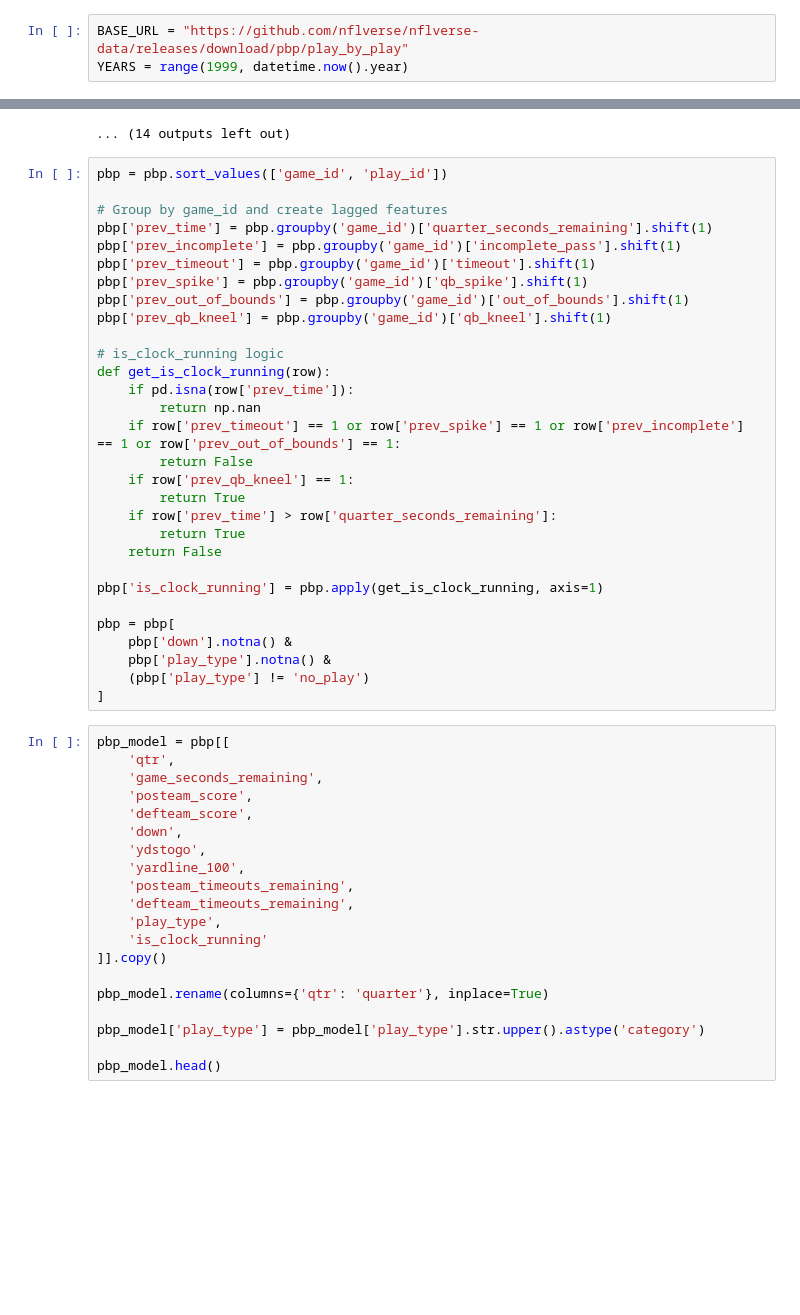
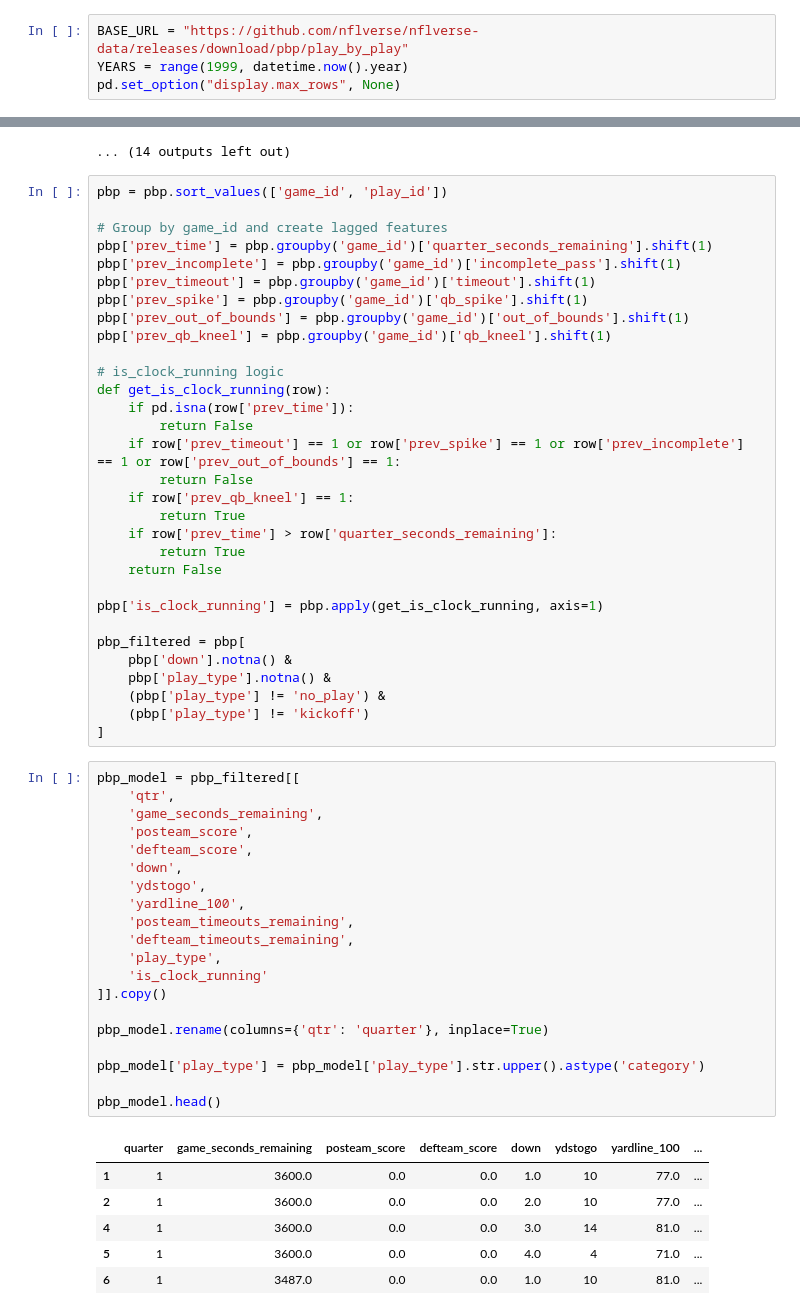
Before and after one commit to dcott7/nfl_training, a Jupyter notebook: training/play_type.ipynb, the cells around one changed output, grey strips where cells are left out. Drawn from its saved outputs; the diff is of its cells as text; blank space fills up the shorter version.

```diff
--- a/training/play_type.ipynb
+++ b/training/play_type.ipynb
@@ -8,6 +13,7 @@ import requests
 # %%
 BASE_URL = "https://github.com/nflverse/nflverse-data/releases/download/pbp/play_by_play"
 YEARS = range(1999, datetime.now().year)
+pd.set_option("display.max_rows", None)
 # %%
 def fetch_pbp_data(years):
     pbp_dfs = []
@@ -49,7 +55,7 @@ pbp['prev_qb_kneel'] = pbp.groupby('game_id')['qb_kneel'].shift(1)
 # is_clock_running logic
 def get_is_clock_running(row):
     if pd.isna(row['prev_time']):
-        return np.nan
+        return False
     if row['prev_timeout'] == 1 or row['prev_spike'] == 1 or row['prev_incomplete'] == 1 or row['prev_out_of_bounds'] == 1:
         return False
     if row['prev_qb_kneel'] == 1:
@@ -60,28 +66,36 @@ def get_is_clock_running(row):
 
 pbp['is_clock_running'] = pbp.apply(get_is_clock_running, axis=1)
 
-pbp = pbp[
+pbp_filtered = pbp[
     pbp['down'].notna() &
     pbp['play_type'].notna() &
-    (pbp['play_type'] != 'no_play')
+    (pbp['play_type'] != 'no_play') &
+    (pbp['play_type'] != 'kickoff')
 ]
 # %%
-pbp_model = pbp[[
+pbp_model = pbp_filtered[[
     'qtr',
     'game_seconds_remaining',
     'posteam_score',
     'defteam_score',
     'down',
     'ydstogo',
     'yardline_100',
     'posteam_timeouts_remaining',
     'defteam_timeouts_remaining',
     'play_type',
     'is_clock_running'
 ]].copy()
 
 pbp_model.rename(columns={'qtr': 'quarter'}, inplace=True)
 
 pbp_model['play_type'] = pbp_model['play_type'].str.upper().astype('category')
 
 pbp_model.head()
+# %% [output]
+|  | quarter | game_seconds_remaining | posteam_score | defteam_score | down | ydstogo | yardline_100 | ... |
+| 1 | 1 | 3600.0 | 0.0 | 0.0 | 1.0 | 10 | 77.0 | ... |
+| 2 | 1 | 3600.0 | 0.0 | 0.0 | 2.0 | 10 | 77.0 | ... |
+| 4 | 1 | 3600.0 | 0.0 | 0.0 | 3.0 | 14 | 81.0 | ... |
+| 5 | 1 | 3600.0 | 0.0 | 0.0 | 4.0 | 4 | 71.0 | ... |
+| 6 | 1 | 3487.0 | 0.0 | 0.0 | 1.0 | 10 | 81.0 | ... |
```
Also changed, not shown: parts of 6 cells of this notebook, 9 other files.
